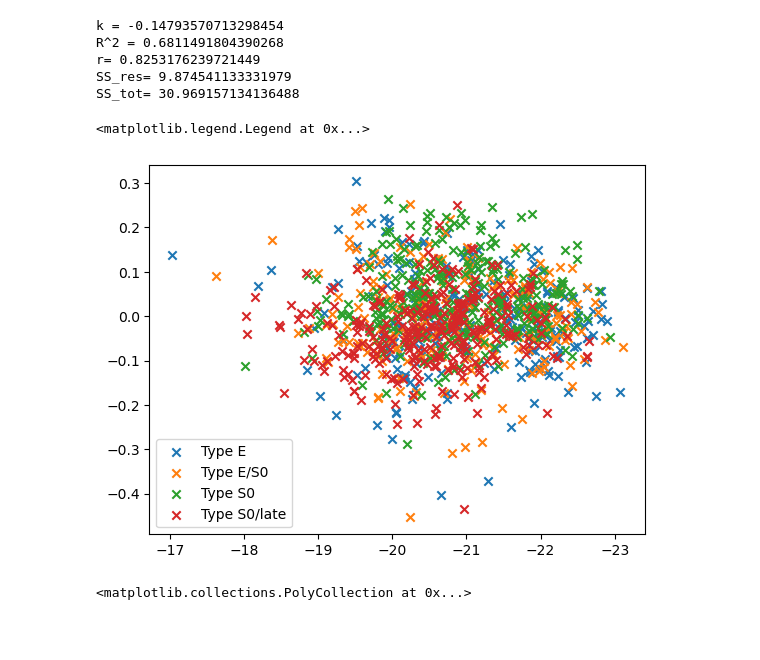
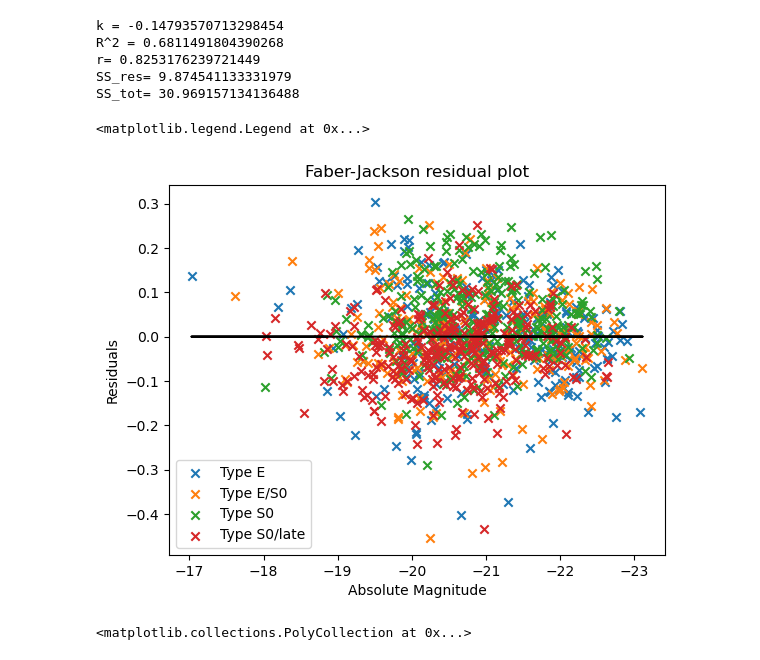
Before and after one commit to lina-pp/PHYS3116_Group3, a Jupyter notebook: FINAL PLOTS.ipynb, the cells around one changed output. Cells and saved outputs as stored; diff of their text form; code cells hidden in the pictures; blank space fills up the shorter version.

```diff
--- a/FINAL PLOTS.ipynb
+++ b/FINAL PLOTS.ipynb
@@ -65,17 +67,23 @@ r= 0.8253176239721449
 SS_res= 9.874541133331979
 SS_tot= 30.969157134136488
 # %%
+# finding the difference between the data and the fit
 res = sigma - fit
 
+# plotting each type's residual and a line to show where zero is
 plt.scatter(M[E], res[E], label="Type E", marker = 'x')
 plt.scatter(M[E_S0], res[E_S0], label="Type E/S0", marker = 'x')
 plt.scatter(M[S0], res[S0], label="Type S0", marker = 'x')
 plt.scatter(M[S0_late], res[S0_late], label="Type S0/late", marker = 'x')
 plt.gca().invert_xaxis()
+plt.plot(M, fit - fit,color="black")
+plt.xlabel(r"Absolute Magnitude")
+plt.ylabel(r"Residuals")
+plt.title("Faber-Jackson residual plot")
 plt.legend()
 # %% [output]
 <matplotlib.legend.Legend at 0x...>
-[figure, old version]
+[figure, new version]
 # %%
 # defining the linear realtionship
 def relation(Mag, k, b):
```
Also changed, not shown: parts of 2 cells of this notebook.
